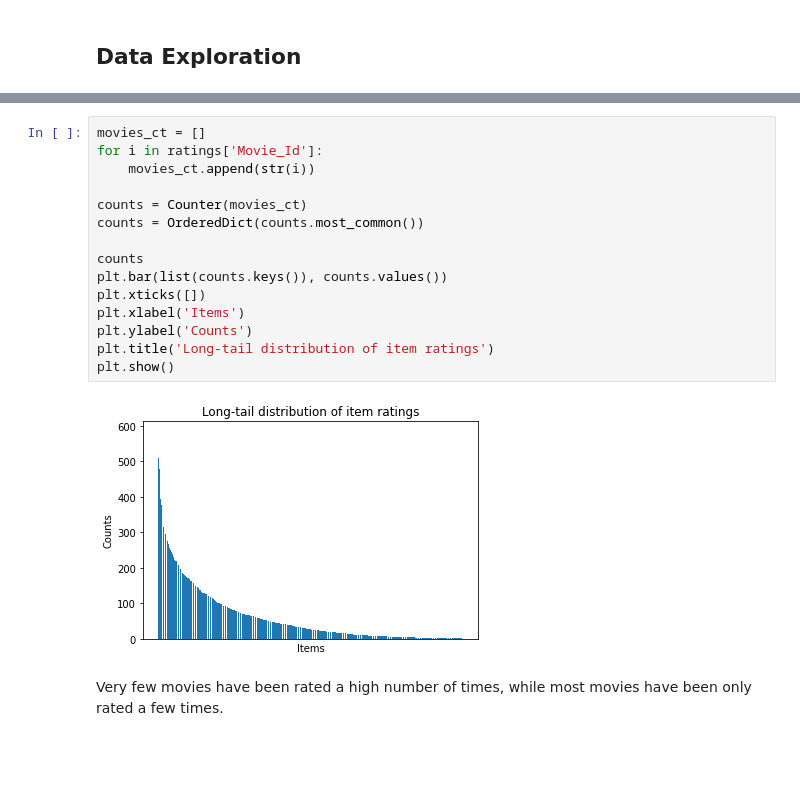
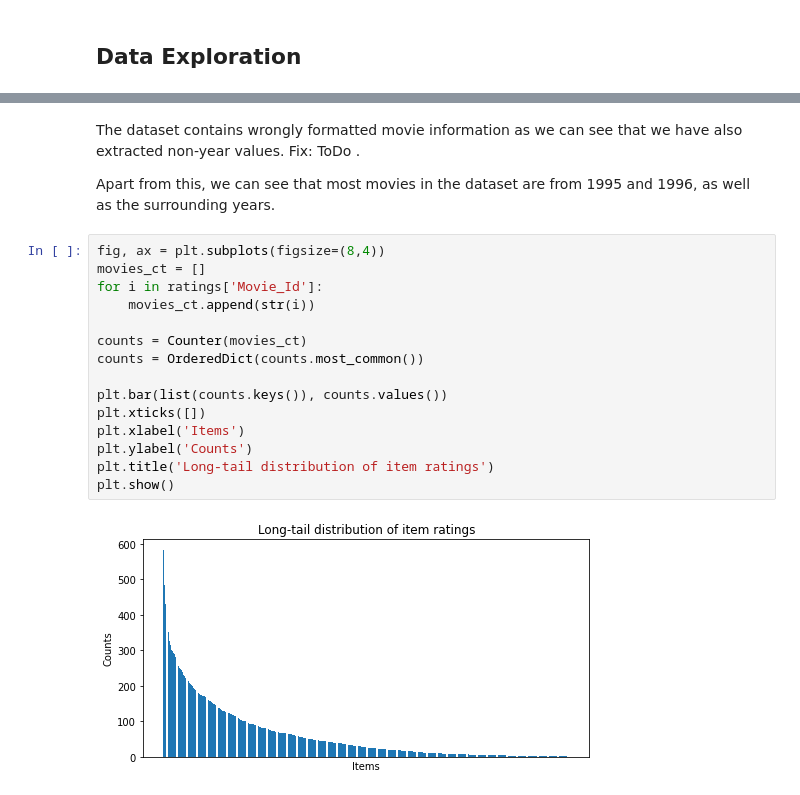
Before and after one commit to nadine-ma/BERT_based_movie_recommendation, a Jupyter notebook: BERT_Recommender.ipynb, the cells around one changed output, grey strips where cells are left out. Cells and saved outputs as stored; diff of their text form; blank space fills up the shorter version.

Commit message:
Added additional dataset exploration

```diff
--- a/BERT_Recommender.ipynb
+++ b/BERT_Recommender.ipynb
@@ -347,19 +449,21 @@ Apart from this, we can see that most movies in the dataset are from 1995 and 19
+# %% [markdown]
+The dataset contains wrongly formatted movie information as we can see that we have also extracted non-year values. Fix: ToDo .
+
+Apart from this, we can see that most movies in the dataset are from 1995 and 1996, as well as the surrounding years.
 # %%
+fig, ax = plt.subplots(figsize=(8,4))
 movies_ct = []
 for i in ratings['Movie_Id']:
     movies_ct.append(str(i))
 
 counts = Counter(movies_ct)
 counts = OrderedDict(counts.most_common())
 
-counts
 plt.bar(list(counts.keys()), counts.values())
 plt.xticks([])
 plt.xlabel('Items')
 plt.ylabel('Counts')
 plt.title('Long-tail distribution of item ratings')
 plt.show()
 # %% [output]
-[figure, old version]
+[figure, new version]
-# %% [markdown]
-Very few movies have been rated a high number of times, while most movies have been only rated a few times.
```
Also changed, not shown: parts of 62 cells of this notebook.
